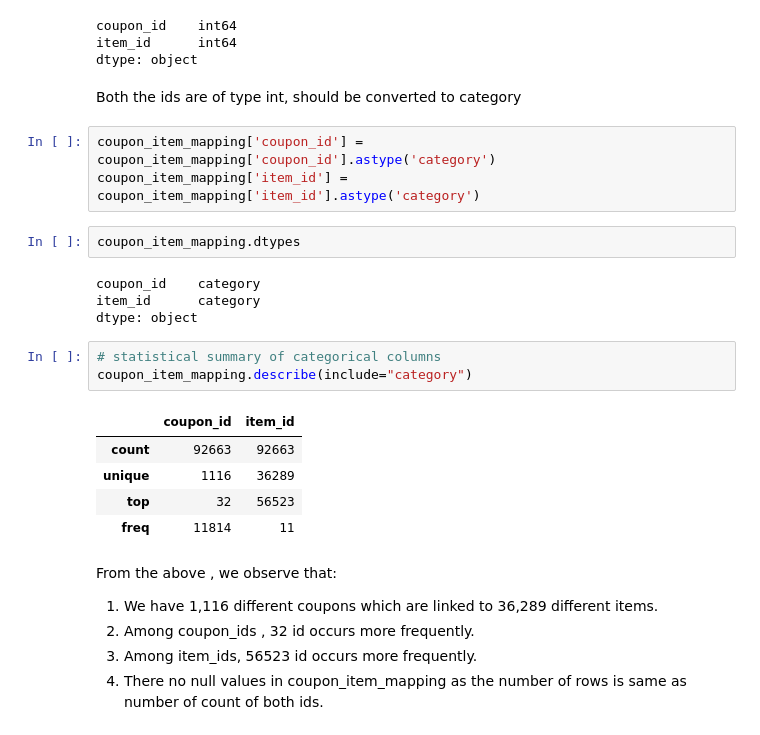
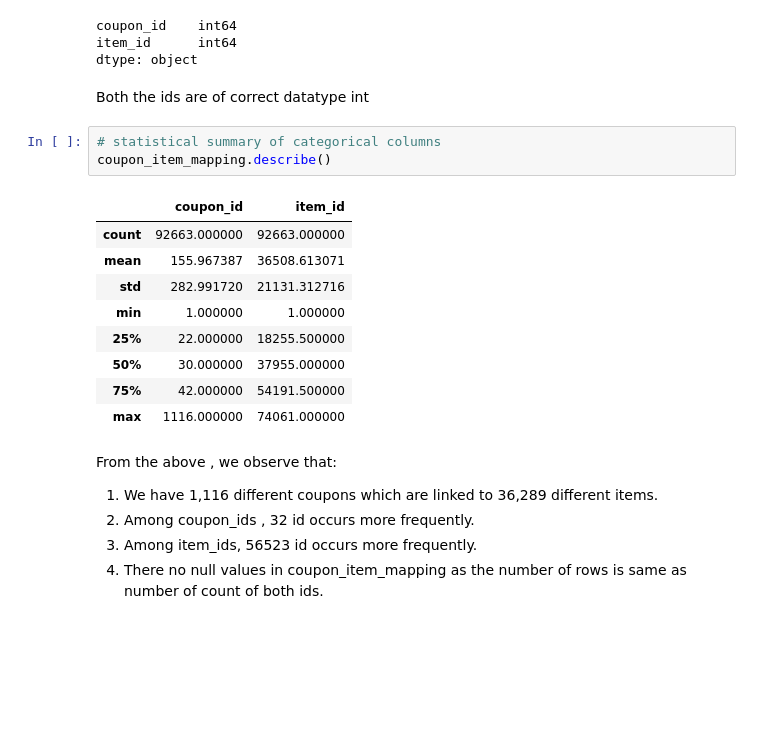
Before and after one commit to Dilpreet0501/fractal-hackathon, a Jupyter notebook: hackathon.ipynb, the cells around one changed output. Drawn from its saved outputs; the diff is of its cells as text; blank space fills up the shorter version.

```diff
--- a/hackathon.ipynb
+++ b/hackathon.ipynb
@@ -315,25 +376,20 @@ coupon_id    int64
 item_id      int64
 dtype: object
 # %% [markdown]
-Both the ids are of type int, should be converted to category
+Both the ids are of correct datatype int
-# %%
-coupon_item_mapping['coupon_id'] = coupon_item_mapping['coupon_id'].astype('category')
-coupon_item_mapping['item_id'] = coupon_item_mapping['item_id'].astype('category')
-# %%
-coupon_item_mapping.dtypes
-# %% [output]
-coupon_id    category
-item_id      category
-dtype: object
 # %%
 # statistical summary of categorical columns
-coupon_item_mapping.describe(include="category")
+coupon_item_mapping.describe()
 # %% [output]
 |  | coupon_id | item_id |
-| count | 92663 | 92663 |
-| unique | 1116 | 36289 |
-| top | 32 | 56523 |
-| freq | 11814 | 11 |
+| count | 92663.000000 | 92663.000000 |
+| mean | 155.967387 | 36508.613071 |
+| std | 282.991720 | 21131.312716 |
+| min | 1.000000 | 1.000000 |
+| 25% | 22.000000 | 18255.500000 |
+| 50% | 30.000000 | 37955.000000 |
+| 75% | 42.000000 | 54191.500000 |
+| max | 1116.000000 | 74061.000000 |
 # %% [markdown]
 From the above , we observe that:
 1. We have 1,116 different coupons which are linked to 36,289 different items.
```
Also changed, not shown: parts of 296 cells of this notebook.
